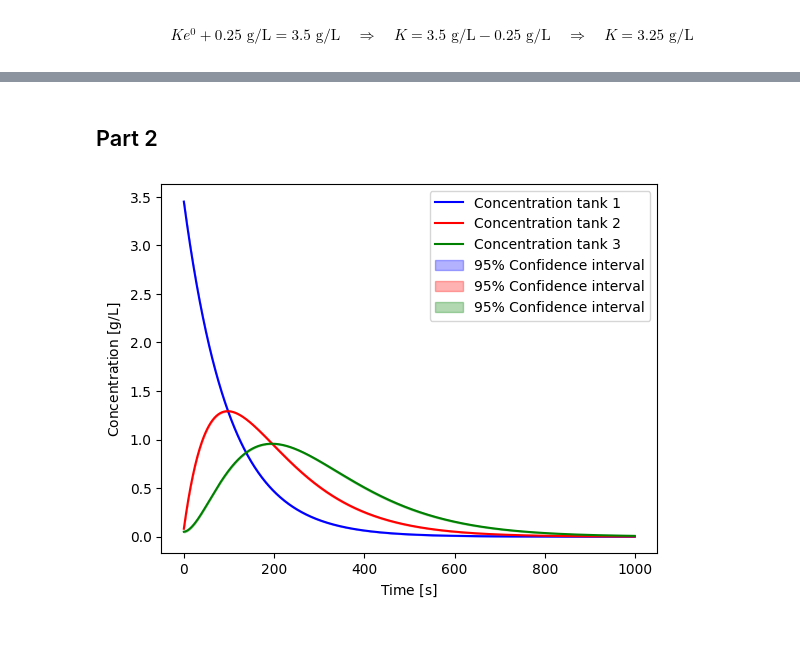
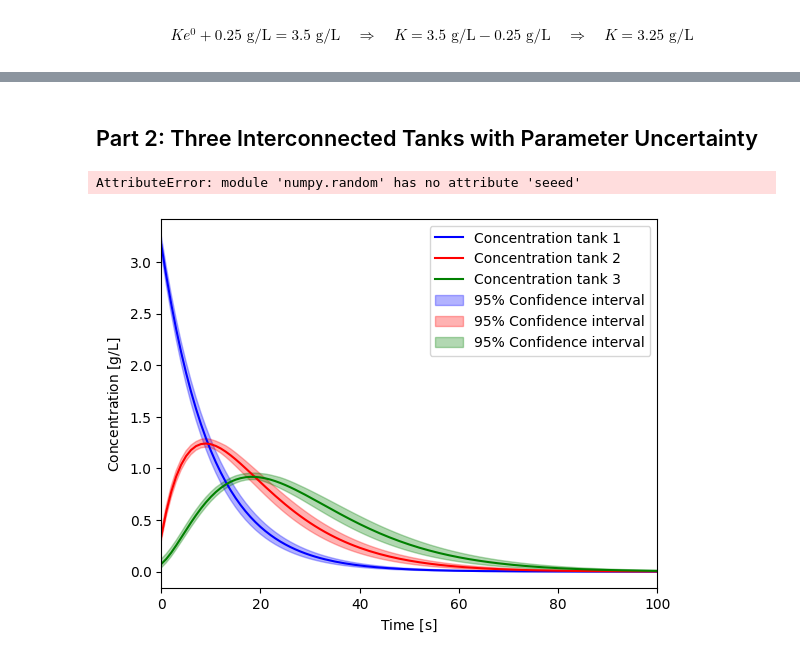
Before and after one commit to simengaasland/MOD510-Projects, a Jupyter notebook: Project 4/Project4_Report.ipynb, the cells around one changed output, grey strips where cells are left out. Cells and saved outputs as stored; diff of their text form; code cells hidden in the pictures.

Commit message:
Combined most of Part 1 with Nataliia's work

```diff
--- a/Project 4/Project4_Report.ipynb
+++ b/Project 4/Project4_Report.ipynb
@@ -125,12 +281,12 @@ ci_upper_op2 = c_mean_op2 + 1.96 * (c_std_op2 / np.sqrt(n_runs))
 # %%
 import matplotlib.pyplot as plt
-time = np.arange(n_steps)
+time = np.linspace(t_start, t_final, n_steps)
 
 plt.figure(figsize=(10, 5))
 
 plt.subplot(1, 2, 1)
 plt.plot(time, c_mean_op1, color = 'blue',label = 'Task 4: Fixed parameters')
-plt.fill_between(time, ci_lower_op1, ci_upper_op1, alpha=0.3, color = 'green', label = "95% Confidence interval")
+plt.fill_between(time, ci_lower_op1, ci_upper_op1, alpha=0.3, color = 'blue', label = "95% Confidence interval")
 plt.legend()
 plt.ylabel(r'Concentration $[\text{g/L}]$')
 plt.xlabel(r'Time $[\text{s}]$')
@@ -138,7 +294,7 @@ plt.xlabel(r'Time $[\text{s}]$')
 
 plt.subplot(1, 2, 2)
 plt.plot(time, c_mean_op2, color = 'red', label = 'Task 5: Fluctuating Q')
-plt.fill_between(time, ci_lower_op2, ci_upper_op2, alpha=0.3, color = 'green', label = "95% Confidence interval")
+plt.fill_between(time, ci_lower_op2, ci_upper_op2, alpha=0.3, color = 'red', label = "95% Confidence interval")
 plt.legend()
 plt.ylabel(r'Concentration $[\text{g/L}]$')
 plt.xlabel(r'Time $[\text{s}]$')
@@ -163,13 +319,14 @@ Fixed parameters are 1.2097 times more uncertain
 # %% [markdown]
-## Part 2
+## Part 2: Three Interconnected Tanks with Parameter Uncertainty
 # %%
 import numpy as np
 from numpy import random as rnd
 
 r_seed = 18
+rnd.seeed(r_seed)
 n_runs = 100
 n_steps = 1000
-dt = 0.1
+dt = 1
 concentration_1_history = np.zeros((n_runs, n_steps))
 concentration_2_history = np.zeros((n_runs, n_steps))
 concentration_3_history = np.zeros((n_runs, n_steps))
@@ -193,28 +350,28 @@ for run in range(n_runs):
 
 c_mean_1= np.mean(concentration_1_history, axis = 0)
 c_std_1 = np.std(concentration_1_history, axis = 0)
-ci_lower_1 = c_mean_1- 1.96 * (c_std_1 / np.sqrt(n_runs))
-ci_upper_1 = c_mean_1 + 1.96 * (c_std_1 / np.sqrt(n_runs))
+ci_lower_1, ci_upper_1 = np.percentile(concentration_1_history, [2.5, 97.5], axis = 0)
 
 c_mean_2= np.mean(concentration_2_history, axis = 0)
 c_std_2 = np.std(concentration_2_history, axis = 0)
-ci_lower_2 = c_mean_2- 1.96 * (c_std_2 / np.sqrt(n_runs))
-ci_upper_2 = c_mean_2 + 1.96 * (c_std_2 / np.sqrt(n_runs))
+ci_lower_2, ci_upper_2 = np.percentile(concentration_2_history, [2.5, 97.5], axis = 0)
 
 c_mean_3= np.mean(concentration_3_history, axis = 0)
 c_std_3 = np.std(concentration_3_history, axis = 0)
-ci_lower_3 = c_mean_3 - 1.96 * (c_std_3 / np.sqrt(n_runs))
-ci_upper_3 = c_mean_3 + 1.96 * (c_std_3 / np.sqrt(n_runs))
+ci_lower_3, ci_upper_3 = np.percentile(concentration_3_history, [2.5, 97.5], axis = 0)
+# %% [output]
+AttributeError: module 'numpy.random' has no attribute 'seeed'
 # %%
 plt.plot(time, c_mean_1, color = 'blue', label = 'Concentration tank 1')
 plt.plot(time, c_mean_2, color = 'red', label = 'Concentration tank 2')
 plt.plot(time, c_mean_3, color = 'green', label = 'Concentration tank 3')
 plt.fill_between(time, ci_lower_1, ci_upper_1, alpha=0.3, color = 'blue', label = "95% Confidence interval")
 plt.fill_between(time, ci_lower_2, ci_upper_2, alpha=0.3, color = 'red', label = "95% Confidence interval")
 plt.fill_between(time, ci_lower_3, ci_upper_3, alpha=0.3, color = 'green', label = "95% Confidence interval")
 plt.legend()
+plt.xlim(0,100)
 plt.ylabel(r'Concentration $[\text{g/L}]$')
 plt.xlabel(r'Time $[\text{s}]$')
 plt.show()
 # %% [output]
-[figure, old version]
+[figure, new version]
```
Also changed, not shown: parts of 73 cells of this notebook.
